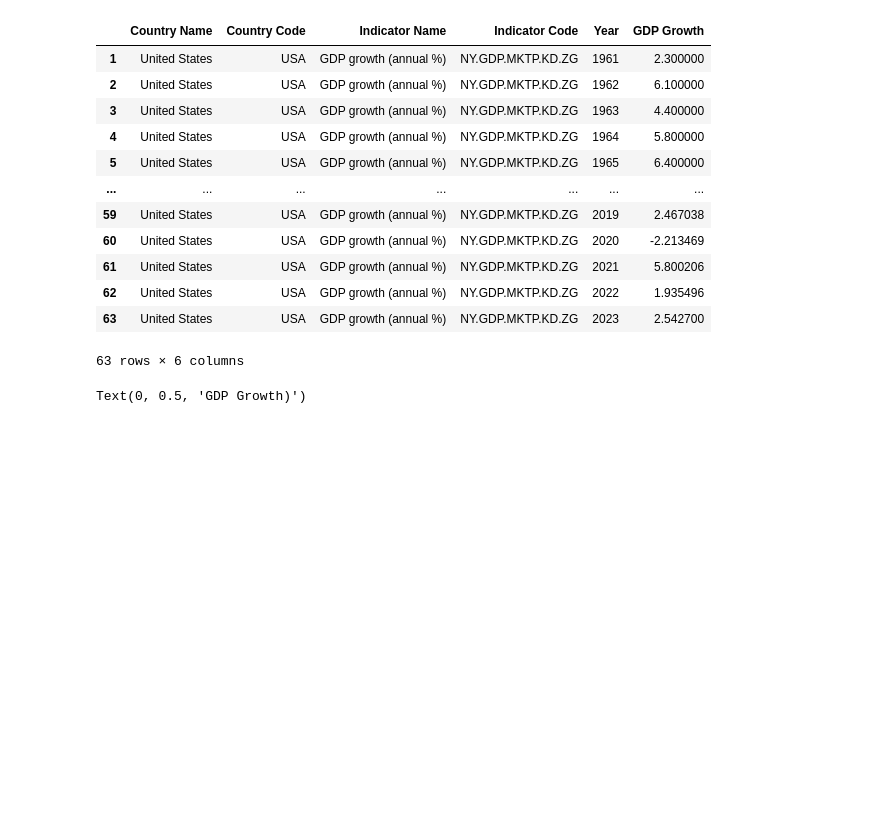
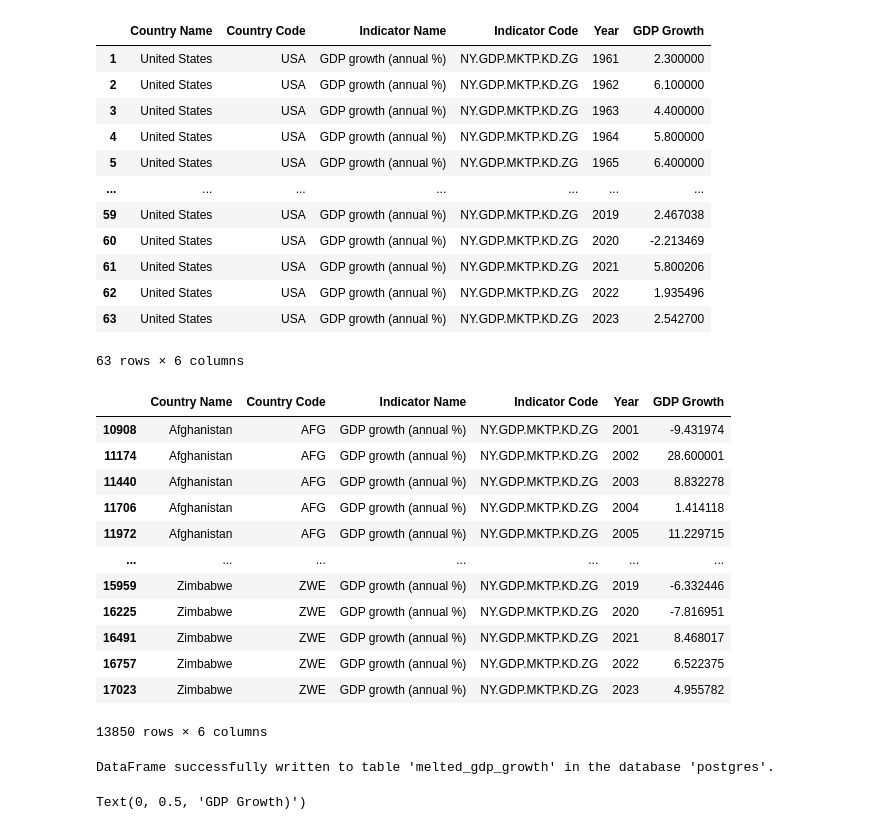
Before and after one commit to JasmineLiu2026/qtm350-final-project, a Jupyter notebook: scripts/data_analysis.ipynb, the cells around one changed output. Saved outputs shown, nothing was run; the diff lists cells and outputs as text; code cells hidden in the pictures; blank space fills up the shorter version.

```diff
--- a/scripts/data_analysis.ipynb
+++ b/scripts/data_analysis.ipynb
@@ -203,3 +260,6 @@ df_d_gdpg = pd.read_csv("/Users/jasmineliu/Downloads/QTM350/Final project/datase
+# %%
+df_mc_gdpg = pd.read_csv("/Users/joyasushibun/Documents/qtm350-final-project/datasets/metadata_countries.csv")
+df_d_gdpg = pd.read_csv("/Users/joyasushibun/Documents/qtm350-final-project/datasets/gdpg.csv")
 # %%
 usa_data_2 = df_d_gdpg[df_d_gdpg['Country Name'] == 'United States']
 df_d_melted_2 = usa_data_2.melt(id_vars=['Country Name', 'Country Code', 'Indicator Name', 'Indicator Code'],
@@ -223,6 +283,65 @@ df_d_melted_2
 | 62 | United States | USA | GDP growth (annual %) | NY.GDP.MKTP.KD.ZG | 2022 | 1.935496 |
 | 63 | United States | USA | GDP growth (annual %) | NY.GDP.MKTP.KD.ZG | 2023 | 2.542700 |
 63 rows × 6 columns
+# %%
+
+df_d_melted_all_2 = df_d_gdpg.melt(
+    id_vars=['Country Name', 'Country Code', 'Indicator Name', 'Indicator Code'],
+    var_name='Year',
+    value_name='GDP Growth'
+)
+
+
+df_d_melted_all_2 = df_d_melted_all_2.dropna(subset=['GDP Growth'])
+
+
+df_d_melted_all_2['Year'] = df_d_melted_all_2['Year'].astype(int)
+
+
+df_d_melted_all_2 = df_d_melted_all_2.sort_values(by=['Country Name', 'Year'])
+
+df_d_melted_all_2
+# %% [output]
+|  | Country Name | Country Code | Indicator Name | Indicator Code | Year | GDP Growth |
+| 10908 | Afghanistan | AFG | GDP growth (annual %) | NY.GDP.MKTP.KD.ZG | 2001 | -9.431974 |
+| 11174 | Afghanistan | AFG | GDP growth (annual %) | NY.GDP.MKTP.KD.ZG | 2002 | 28.600001 |
+| 11440 | Afghanistan | AFG | GDP growth (annual %) | NY.GDP.MKTP.KD.ZG | 2003 | 8.832278 |
+| 11706 | Afghanistan | AFG | GDP growth (annual %) | NY.GDP.MKTP.KD.ZG | 2004 | 1.414118 |
+| 11972 | Afghanistan | AFG | GDP growth (annual %) | NY.GDP.MKTP.KD.ZG | 2005 | 11.229715 |
+| ... | ... | ... | ... | ... | ... | ... |
+| 15959 | Zimbabwe | ZWE | GDP growth (annual %) | NY.GDP.MKTP.KD.ZG | 2019 | -6.332446 |
+| 16225 | Zimbabwe | ZWE | GDP growth (annual %) | NY.GDP.MKTP.KD.ZG | 2020 | -7.816951 |
+| 16491 | Zimbabwe | ZWE | GDP growth (annual %) | NY.GDP.MKTP.KD.ZG | 2021 | 8.468017 |
+| 16757 | Zimbabwe | ZWE | GDP growth (annual %) | NY.GDP.MKTP.KD.ZG | 2022 | 6.522375 |
+| 17023 | Zimbabwe | ZWE | GDP growth (annual %) | NY.GDP.MKTP.KD.ZG | 2023 | 4.955782 |
+13850 rows × 6 columns
+# %%
+
+db_user = "postgres"
+db_password = "postgres"
+db_host = "localhost"
+db_port = "5432"
+db_name = "postgres"
+
+
+engine = create_engine(f'postgresql://{db_user}:{db_password}@{db_host}:{db_port}/{db_name}')
+
+
+table_name = "melted_gdp_growth"
+
+
+try:
+    df_d_melted_all_2.to_sql(
+        name=table_name,
+        con=engine,
+        if_exists='replace',
+        index=False
+    )
+    print(f"DataFrame successfully written to table '{table_name}' in the database '{db_name}'.")
+except Exception as e:
+    print(f"An error occurred: {e}")
+# %% [output]
+DataFrame successfully written to table 'melted_gdp_growth' in the database 'postgres'.
 # %%
 plt.figure(figsize=(14, 7))
 plt.bar(df_d_melted_2['Year'], df_d_melted_2['GDP Growth'])
```
Also changed, not shown: parts of 21 cells of this notebook.
